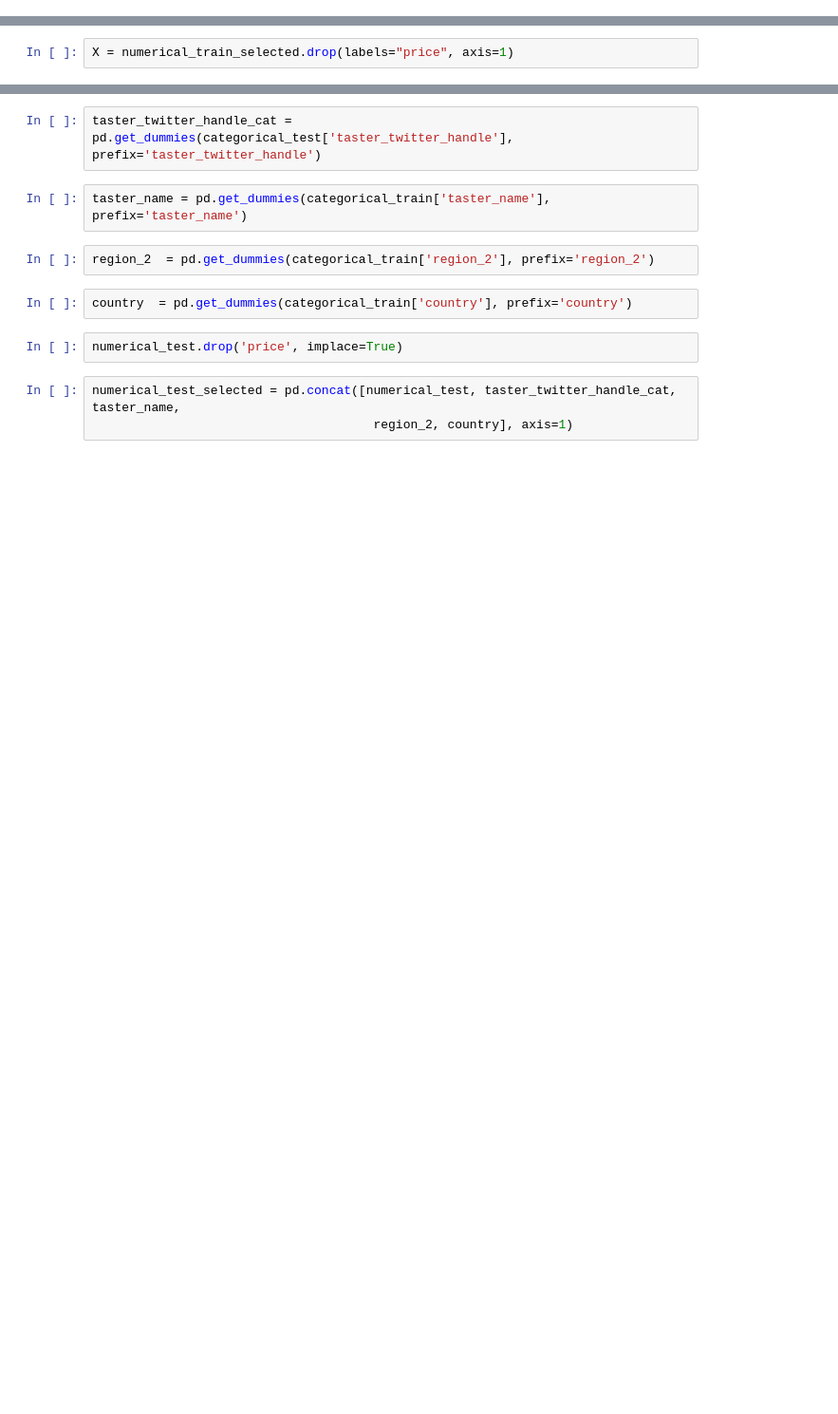
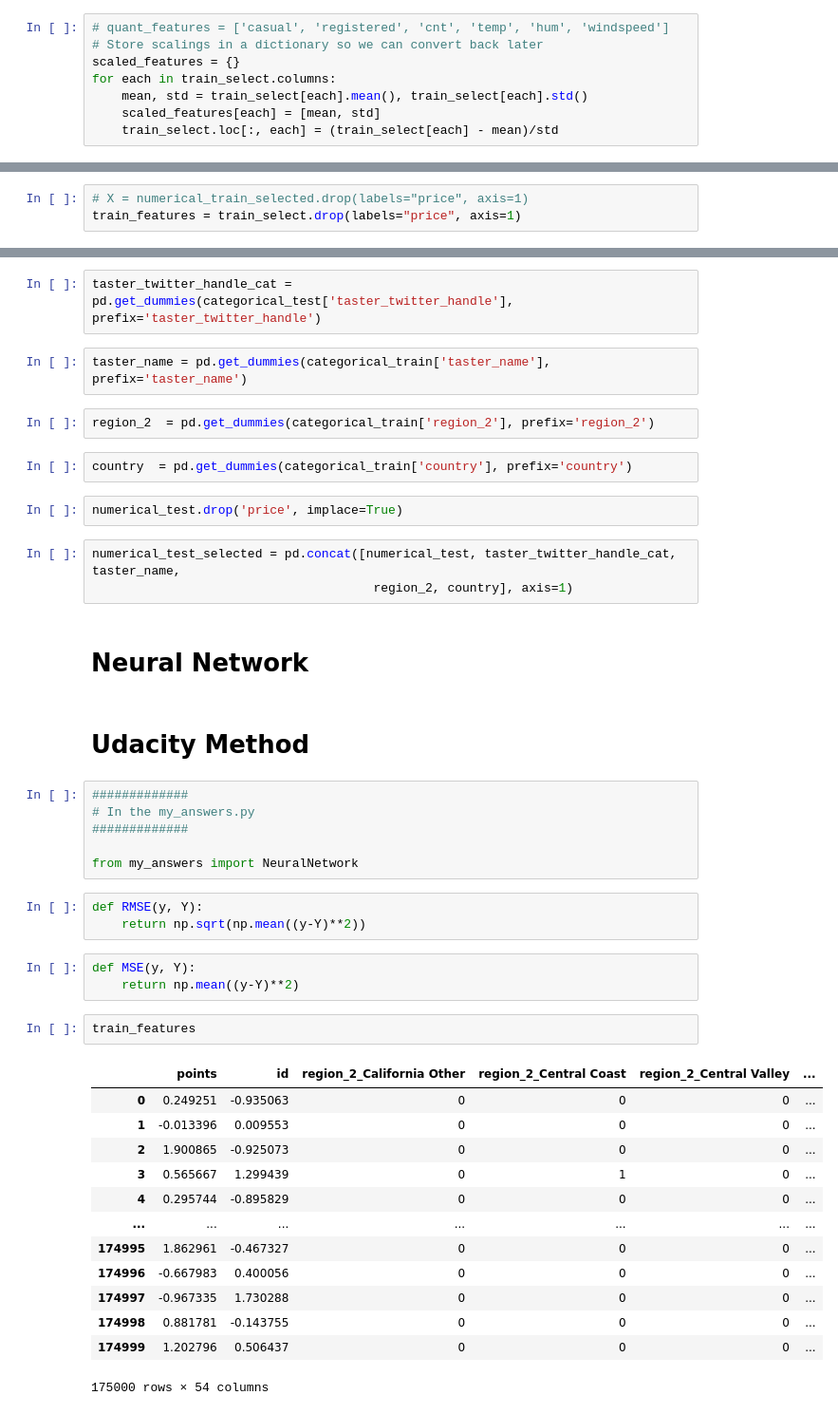
Before and after one commit to KANUBALAD/Group_One, a Jupyter notebook: Group 1.ipynb, the cells around one changed output, grey strips where cells are left out. Shown: that part at 95% size. Drawn from its saved outputs; the diff is of its cells as text; blank space fills up the shorter version.

```diff
--- a/Group 1.ipynb
+++ b/Group 1.ipynb
@@ -485,0 +544,8 @@ numerical_train_selected.describe()
+# %%
+# quant_features = ['casual', 'registered', 'cnt', 'temp', 'hum', 'windspeed']
+# Store scalings in a dictionary so we can convert back later
+scaled_features = {}
+for each in train_select.columns:
+    mean, std = train_select[each].mean(), train_select[each].std()
+    scaled_features[each] = [mean, std]
+    train_select.loc[:, each] = (train_select[each] - mean)/std
@@ -499,2 +578,3 @@ numerical_train_selected.shape
 # %%
-X = numerical_train_selected.drop(labels="price", axis=1)
+# X = numerical_train_selected.drop(labels="price", axis=1)
+train_features = train_select.drop(labels="price", axis=1)
@@ -546,3 +652,35 @@ numerical_test.drop('price', implace=True)
 # %%
 numerical_test_selected = pd.concat([numerical_test, taster_twitter_handle_cat, taster_name,
                                       region_2, country], axis=1)
+# %% [markdown]
+# Neural Network
+# %% [markdown]
+# Udacity Method
+# %%
+#############
+# In the my_answers.py
+#############
+
+from my_answers import NeuralNetwork
+# %%
+def RMSE(y, Y):
+    return np.sqrt(np.mean((y-Y)**2))
+# %%
+def MSE(y, Y):
+    return np.mean((y-Y)**2)
+# %%
+train_features
+# %% [output]
+|  | points | id | region_2_California Other | region_2_Central Coast | region_2_Central Valley | ... |
+| 0 | 0.249251 | -0.935063 | 0 | 0 | 0 | ... |
+| 1 | -0.013396 | 0.009553 | 0 | 0 | 0 | ... |
+| 2 | 1.900865 | -0.925073 | 0 | 0 | 0 | ... |
+| 3 | 0.565667 | 1.299439 | 0 | 1 | 0 | ... |
+| 4 | 0.295744 | -0.895829 | 0 | 0 | 0 | ... |
+| ... | ... | ... | ... | ... | ... | ... |
+| 174995 | 1.862961 | -0.467327 | 0 | 0 | 0 | ... |
+| 174996 | -0.667983 | 0.400056 | 0 | 0 | 0 | ... |
+| 174997 | -0.967335 | 1.730288 | 0 | 0 | 0 | ... |
+| 174998 | 0.881781 | -0.143755 | 0 | 0 | 0 | ... |
+| 174999 | 1.202796 | 0.506437 | 0 | 0 | 0 | ... |
+175000 rows × 54 columns
```
Also changed, not shown: parts of 37 cells of this notebook, 8 other files.
